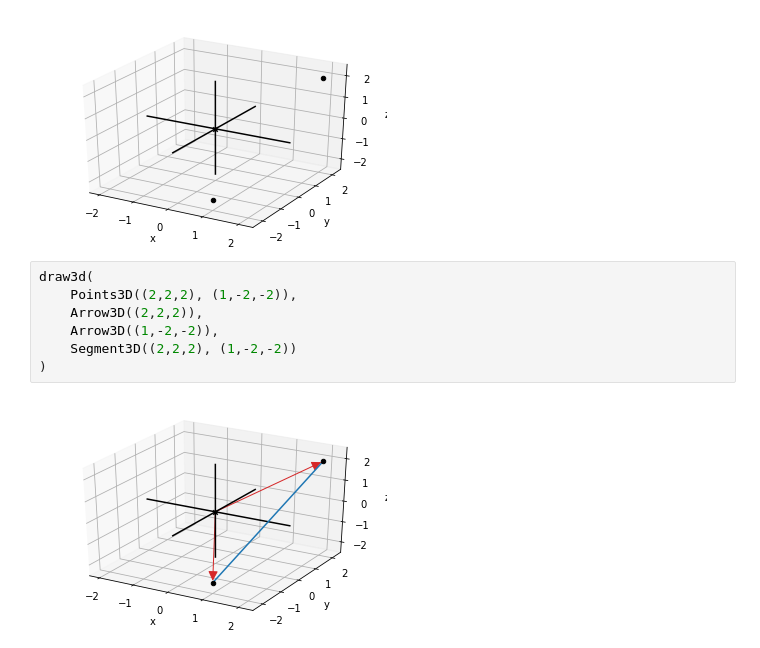
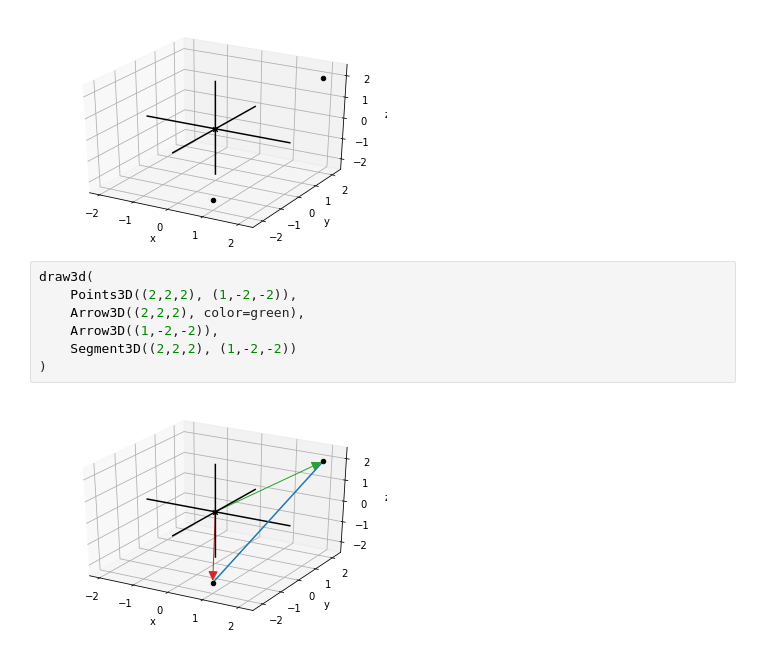
Before and after one commit to aliakhtar/maths4programmers-python, a Jupyter notebook: ch3/01_3.1.ipynb, the cells around one changed output. Drawn from its saved outputs; the diff is of its cells as text.

```diff
--- a/ch3/01_3.1.ipynb
+++ b/ch3/01_3.1.ipynb
@@ -24,9 +24,9 @@ draw3d(
 # %%
 draw3d(
     Points3D((2,2,2), (1,-2,-2)),
-    Arrow3D((2,2,2)),
+    Arrow3D((2,2,2), color=green),
     Arrow3D((1,-2,-2)),
     Segment3D((2,2,2), (1,-2,-2))
 )
 # %% [output]
-[figure, old version]
+[figure, new version]
```
Also changed, not shown: parts of 1 cell of this notebook.
